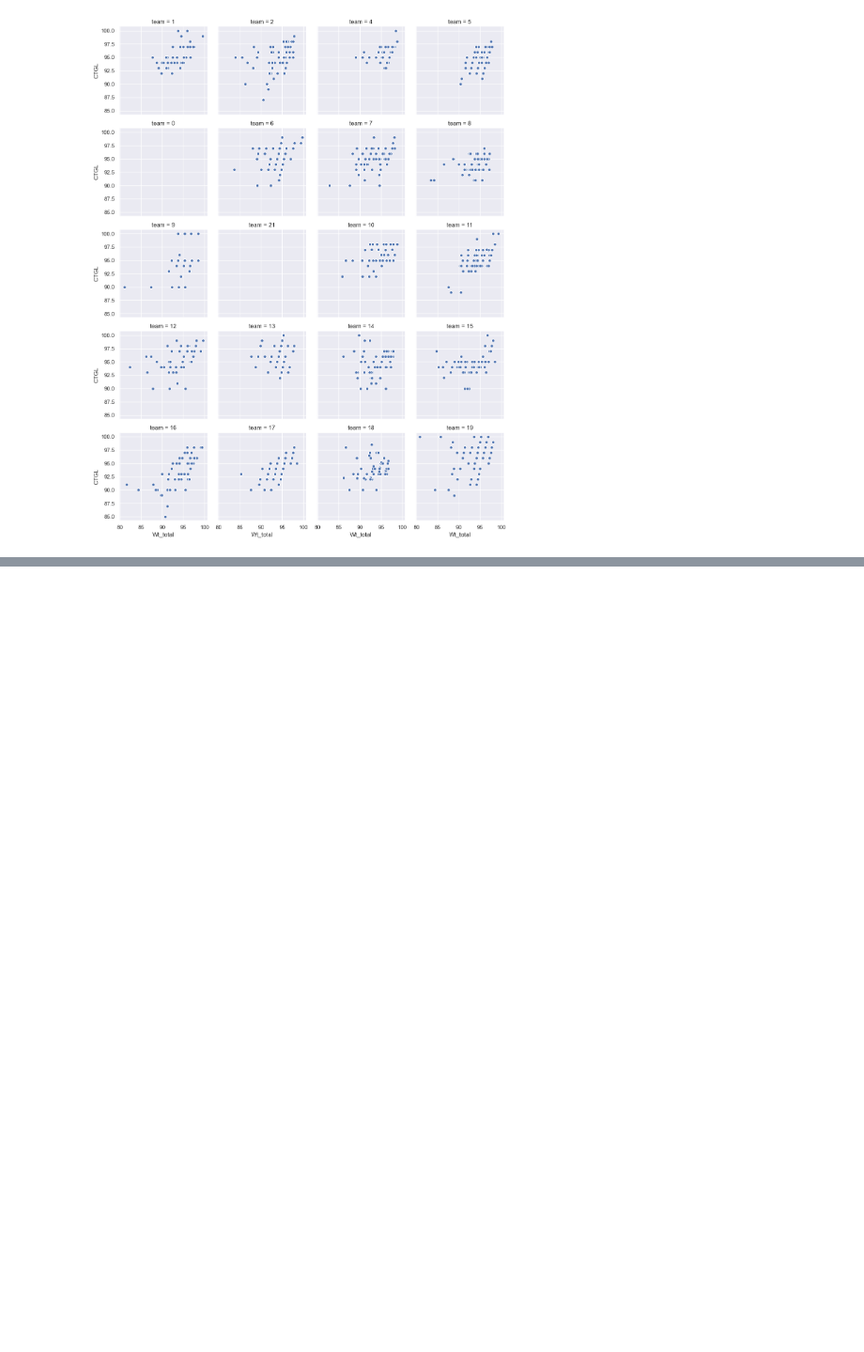
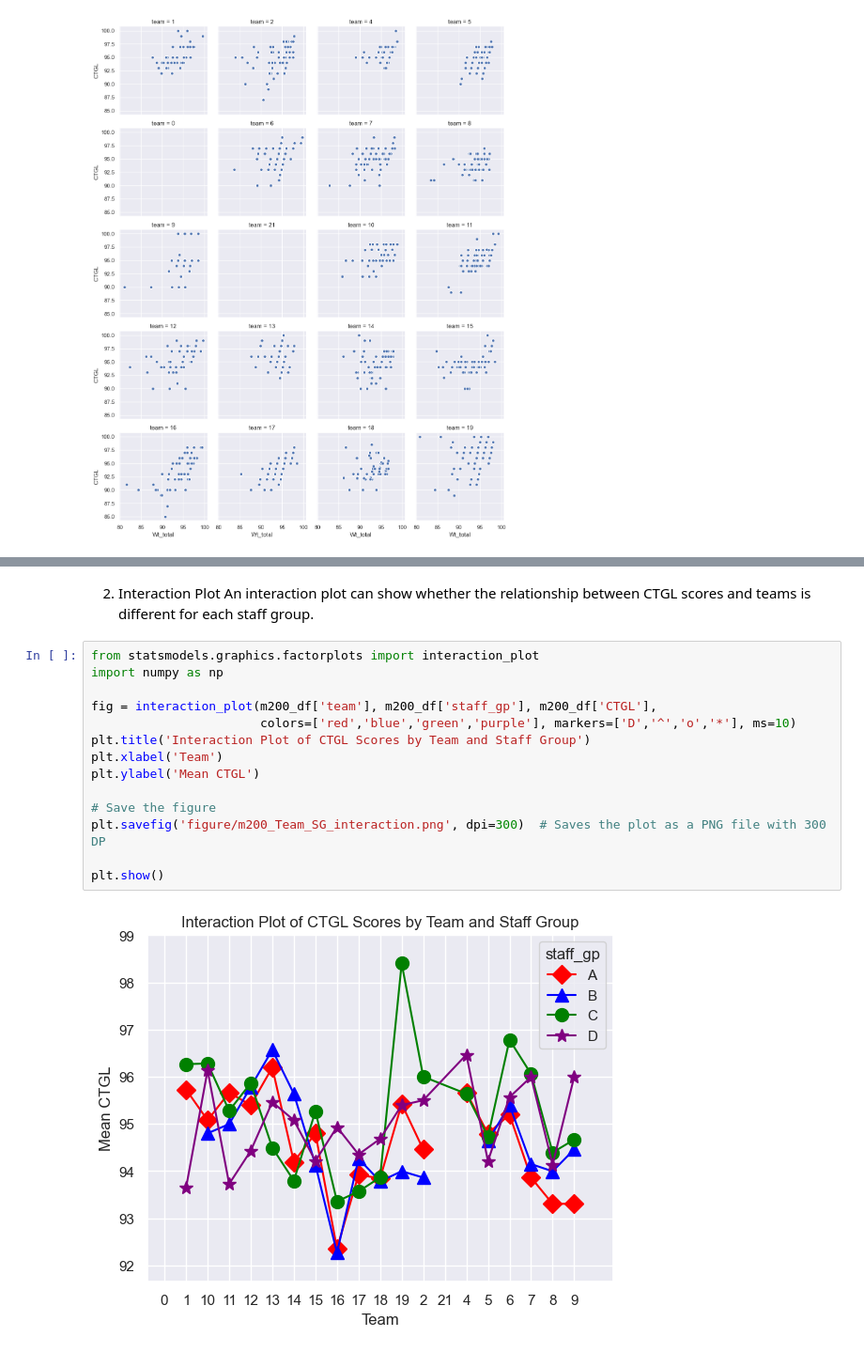
Before and after one commit to JBtallgrass/M200, a Jupyter notebook: M200_analysis.ipynb, the cells around one changed output, grey strips where cells are left out. Shown at 94% size. Drawn from its saved outputs; the diff is of its cells as text; blank space fills up the shorter version.

```diff
--- a/M200_analysis.ipynb
+++ b/M200_analysis.ipynb
@@ -545,0 +565,19 @@ plt.show()
+# %% [markdown]
+2. Interaction Plot
+An interaction plot can show whether the relationship between CTGL scores and teams is different for each staff group.
+# %%
+from statsmodels.graphics.factorplots import interaction_plot
+import numpy as np
+
+fig = interaction_plot(m200_df['team'], m200_df['staff_gp'], m200_df['CTGL'],
+                       colors=['red','blue','green','purple'], markers=['D','^','o','*'], ms=10)
+plt.title('Interaction Plot of CTGL Scores by Team and Staff Group')
+plt.xlabel('Team')
+plt.ylabel('Mean CTGL')
+
+# Save the figure
+plt.savefig('figure/m200_Team_SG_interaction.png', dpi=300)  # Saves the plot as a PNG file with 300 DP
+
+plt.show()
+# %% [output]
+[figure, added]
```
Also changed, not shown: parts of 7 cells of this notebook, 8 other files.
